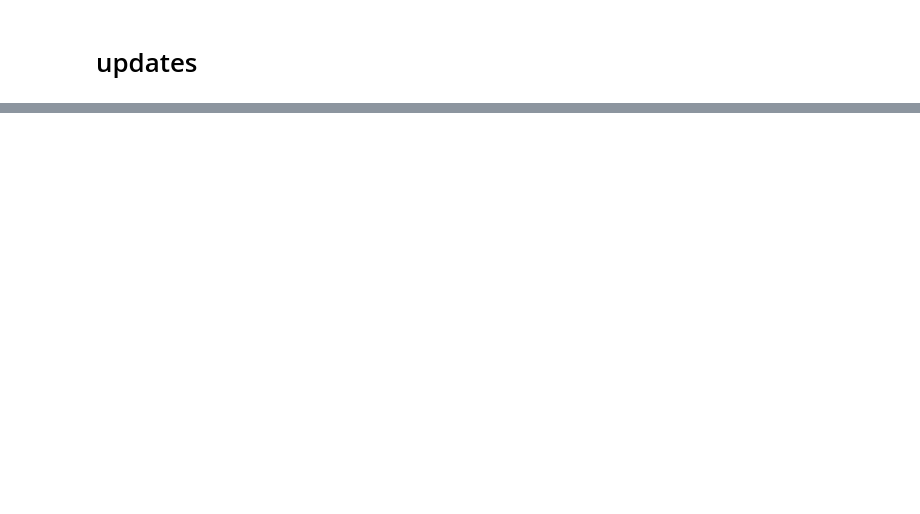
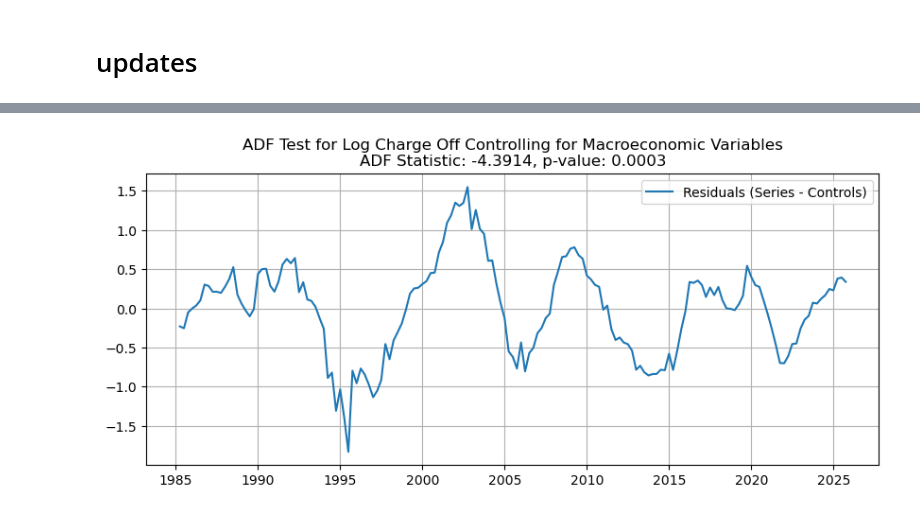
Before and after one commit to gpointd/ECON-522-Forecasting-Project, a Jupyter notebook: Climate Data/cleaner_analysis_riddhi.ipynb, the cells around one changed output, grey strips where cells are left out. Cells and saved outputs as stored; diff of their text form; code cells hidden in the pictures; blank space fills up the shorter version.

```diff
--- a/Climate Data/cleaner_analysis_riddhi.ipynb
+++ b/Climate Data/cleaner_analysis_riddhi.ipynb
@@ -3318,3 +3318,26 @@ Covariance Type:                  opg
 
 Warnings:
 [1] Covariance matrix calculated using the outer product of gradients (complex-step).
+# %%
+from statsmodels.tsa.stattools import adfuller
+def plot_adf_with_controls(series, controls, title):
+    # Regress series on controls and get residuals
+    from statsmodels.api import OLS, add_constant
+    X = add_constant(controls.dropna())
+    y = series.loc[X.index]
+    model = OLS(y, X).fit()
+    residuals = model.resid
+
+    # ADF test on residuals
+    result = adfuller(residuals.dropna())
+
+    plt.figure(figsize=(10, 4))
+    plt.plot(residuals, label='Residuals (Series - Controls)')
+    plt.title(f'{title}\nADF Statistic: {result[0]:.4f}, p-value: {result[1]:.4f}')
+    plt.legend()
+    plt.grid(True)
+    plt.show()
+controls = df_history[['Unemployment_Rate', 'Rates']]
+plot_adf_with_controls(df_history['Log_Charge_Off'], controls, 'ADF Test for Log Charge Off Controlling for Macroeconomic Variables')
+# %% [output]
+[figure, added]
```
Also changed, not shown: parts of 14 cells of this notebook, 2 other files.
